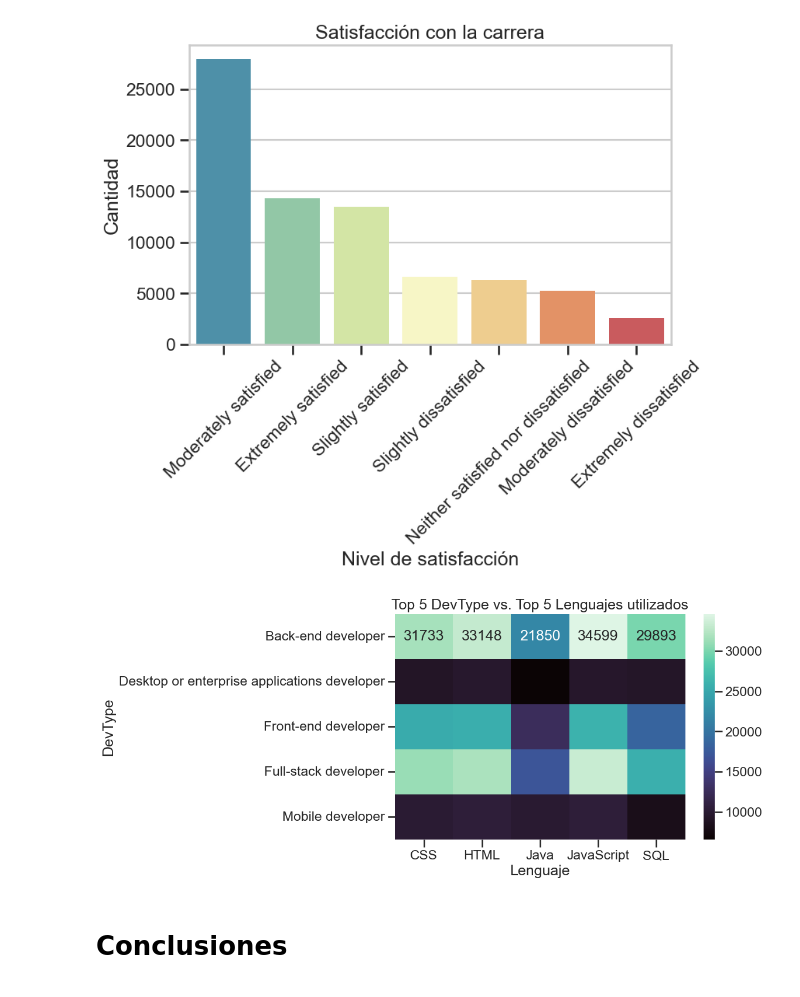
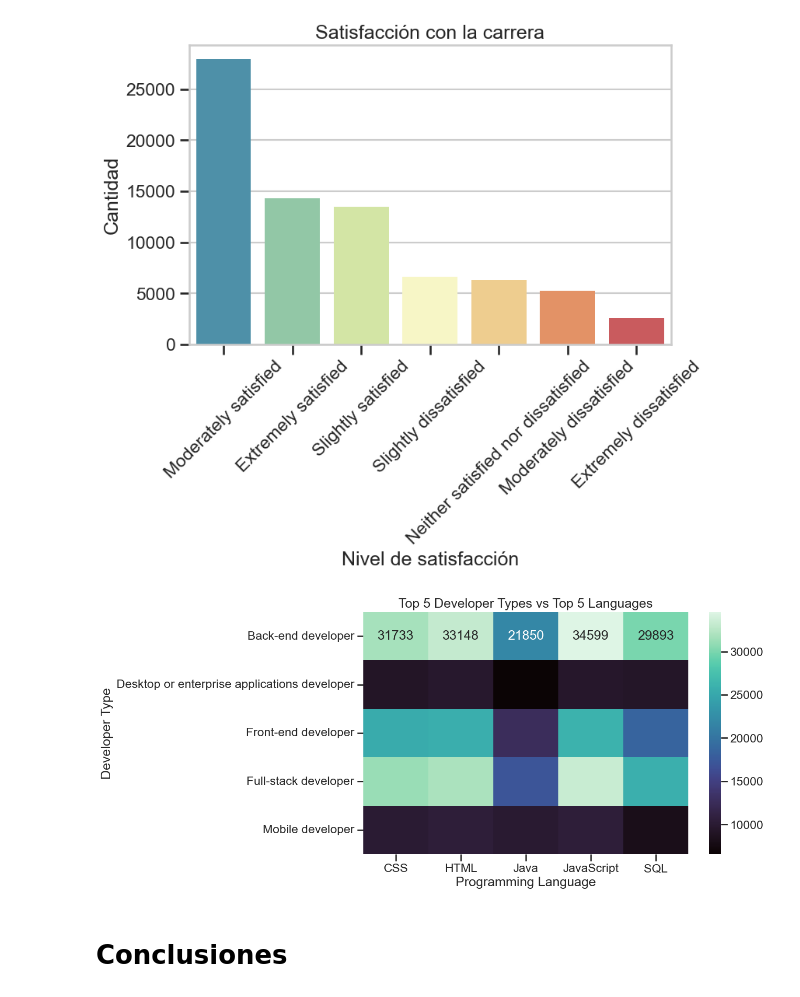
Before and after one commit to NicolasCuaran/DevSurveyInsights, a Jupyter notebook: notebooks/02_survey_eda.ipynb, the cells around one changed output. Saved outputs shown, nothing was run; the diff lists cells and outputs as text; code cells hidden in the pictures.

```diff
--- a/notebooks/02_survey_eda.ipynb
+++ b/notebooks/02_survey_eda.ipynb
@@ -327,30 +356,26 @@ plt.show()
 # %% [output]
 [figure]
 # %%
-dev_lang_df = df[["DevType", "LanguageWorkedWith"]].dropna()
+# Heatmap of Top 5 DevType vs Top 5 Languages
+dev_lang_df = df_relevant[['DevType', 'LanguageWorkedWith']].dropna()
 dev_lang_df = dev_lang_df.assign(
-    DevType=dev_lang_df["DevType"].str.split(";"),
-    LanguageWorkedWith=dev_lang_df["LanguageWorkedWith"].str.split(";")
-).explode("DevType").explode("LanguageWorkedWith")
+    DevType=dev_lang_df['DevType'].str.split(';'),
+    LanguageWorkedWith=dev_lang_df['LanguageWorkedWith'].str.split(';')
+).explode('DevType').explode('LanguageWorkedWith')
 
-# Top 5 DevType y top 5 lenguajes
-top_5_dev = dev_lang_df["DevType"].value_counts().head(5).index
-top_5_lang = dev_lang_df["LanguageWorkedWith"].value_counts().head(5).index
-filtered_dev_lang = dev_lang_df[dev_lang_df["DevType"].isin(top_5_dev) & dev_lang_df["LanguageWorkedWith"].isin(top_5_lang)]
+top_5_dev = dev_lang_df['DevType'].value_counts().head(5).index
+top_5_lang = dev_lang_df['LanguageWorkedWith'].value_counts().head(5).index
+filtered_df = dev_lang_df[dev_lang_df['DevType'].isin(top_5_dev) & dev_lang_df['LanguageWorkedWith'].isin(top_5_lang)]
 
-pivot_dev_lang = filtered_dev_lang.pivot_table(index="DevType",
-                                               columns="LanguageWorkedWith",
-                                               aggfunc="size",
-                                               fill_value=0)
-
-plt.figure(figsize=(8, 5))
-sns.heatmap(pivot_dev_lang, annot=True, fmt="d", cmap="mako")
-plt.title("Top 5 DevType vs. Top 5 Lenguajes utilizados")
-plt.xlabel("Lenguaje")
-plt.ylabel("DevType")
+pivot_df = filtered_df.pivot_table(index='DevType', columns='LanguageWorkedWith', aggfunc='size', fill_value=0)
+plt.figure(figsize=(10, 6))
+sns.heatmap(pivot_df, annot=True, fmt='d', cmap='mako')
+plt.title('Top 5 Developer Types vs Top 5 Languages')
+plt.xlabel('Programming Language')
+plt.ylabel('Developer Type')
 plt.show()
 # %% [output]
-[figure, old version]
+[figure, new version]
 # %% [markdown]
 # Conclusiones
 # %% [markdown]
```
Also changed, not shown: parts of 24 cells of this notebook.
